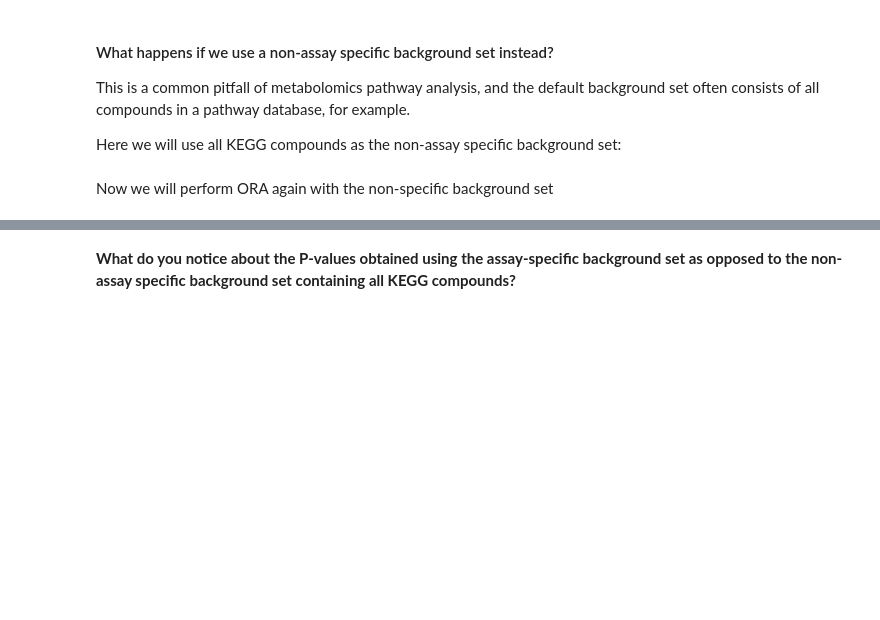
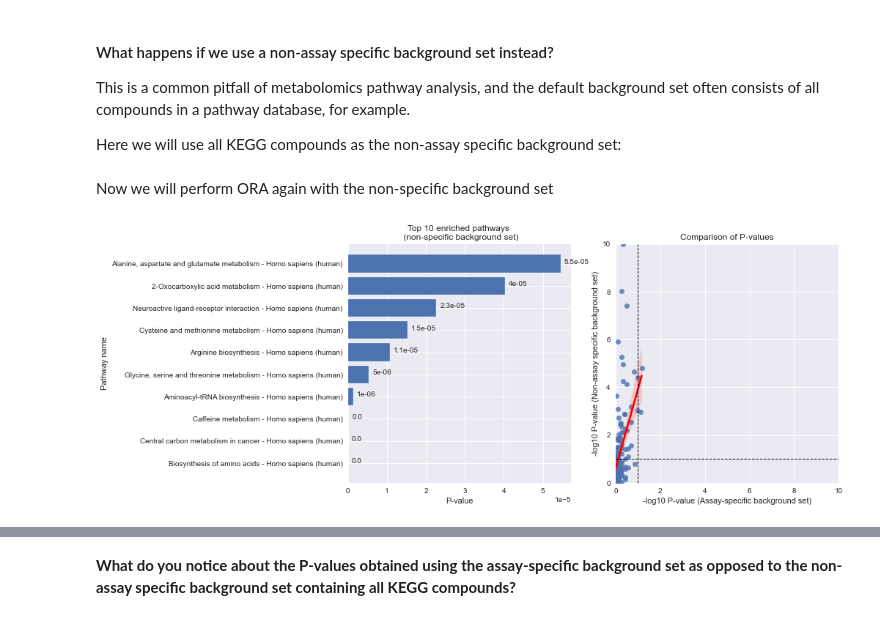
Before and after one commit to cwieder/met-pathway-tutorial, a Jupyter notebook: Intro_to_data_analysis_pathway_tutorial.ipynb, the cells around one changed output, grey strips where cells are left out. Saved outputs shown, nothing was run; the diff lists cells and outputs as text; code cells hidden in the pictures; blank space fills up the shorter version.

```diff
--- a/Intro_to_data_analysis_pathway_tutorial.ipynb
+++ b/Intro_to_data_analysis_pathway_tutorial.ipynb
@@ -235,27 +303,36 @@ non_specific_background_set = list(set([x for x in KEGG_human_pathways.iloc[:, 1
 # %% [markdown]
 Now we will perform ORA again with the non-specific background set
 # %%
+# perform ORA using non-specific background set
 ora_res_non_specific_background = over_representation_analysis(DA_metabolites, non_specific_background_set, KEGG_human_pathways)
 
 # plotting code
-fig, (ax1, ax2) = plt.subplots(1, 2, figsize=(14, 6))
+fig, (ax1, ax2) = plt.subplots(1, 2, figsize=(12, 6))
 plt.style.use("seaborn")
 top_10_ora_res_non_specific = ora_res_non_specific_background.sort_values(by="P-value").iloc[0:10, :]
 ax1.barh(top_10_ora_res_non_specific["Pathway_name"], top_10_ora_res_non_specific["P-value"])
 ax1.set_xlabel("P-value")
 ax1.set_ylabel("Pathway name")
 ax1.set_title("Top 10 enriched pathways \n (non-specific background set)")
 
+# adding labels for the p-values
+for index, data in enumerate(top_10_ora_res_non_specific["P-value"]):
+    ax1.text(data+0.000001, index, s=round(top_10_ora_res_non_specific["P-value"].tolist()[index], 6))
+
 intersect = (set(ora_res["Pathway_ID"].tolist()) & set(ora_res_non_specific_background["Pathway_ID"].tolist()))
 # Ensures pathways are the same in both results (non specific background set can have additional pathways)
 ora_res_all = ora_res_non_specific_background.loc[ora_res_non_specific_background["Pathway_ID"].isin(intersect)]
 ora_res_pvals = np.negative(np.log10(ora_res["P-value"].tolist()))
 ora_res_all_pvals = np.negative(np.log10(ora_res_non_specific_background["P-value"].tolist()))
-sns.regplot(x=ora_res_pvals, y=ora_res_all_pvals, ax=ax2)
+
+sns.regplot(x=ora_res_pvals, y=ora_res_all_pvals, ax=ax2, line_kws={"color": "red"})
 ax2.set_ylabel("-log10 P-value (Non-assay specific background set)")
 ax2.set_xlabel("-log10 P-value (Assay-specific background set)")
 ax2.set_title("Comparison of P-values")
 ax2.axhline(y=1, linewidth=1, color='black', linestyle='--')
 ax2.axvline(x=1, linewidth=1, color='black', linestyle='--')
 ax2.set(ylim=(0, 10), xlim=(0, 10))
+
 plt.show()
+# %% [output]
+[figure, added]
```
Also changed, not shown: parts of 29 cells of this notebook.
